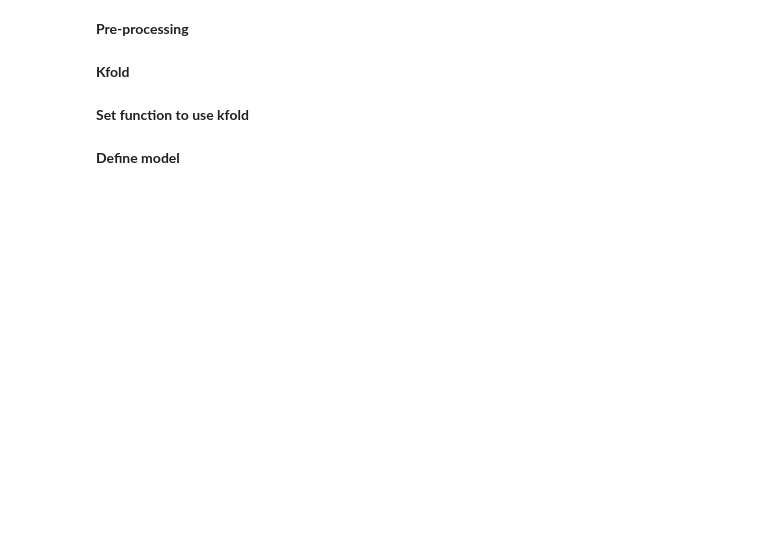
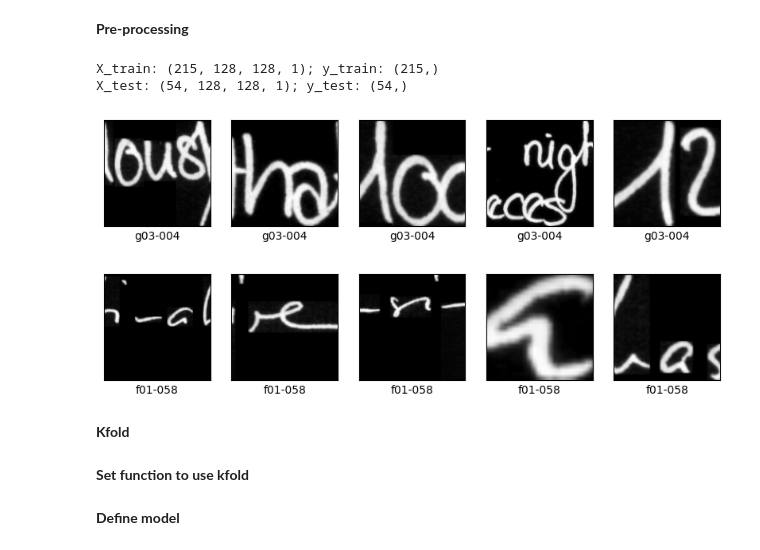
Before and after one commit to satche/botanist, a Jupyter notebook: botanist_autoencoder.ipynb, the cells around one changed output. Cells and saved outputs as stored; diff of their text form; code cells hidden in the pictures; blank space fills up the shorter version.

```diff
--- a/botanist_autoencoder.ipynb
+++ b/botanist_autoencoder.ipynb
@@ -130,8 +211,6 @@ FileNotFoundError: [Errno 2] No such file or directory: '/content/data/herbier/d
 # %% [markdown]
 **Pre-processing**
 # %%
-import cv2
-
 def preprocess_data(data):
     labels = []
     images = []
@@ -151,41 +230,36 @@ def preprocess_data(data):
           continue;
 
         # Crop images that are too wide
         if new_size[1] > IMAGE_WIDTH:
             start_x = (new_size[1] - IMAGE_WIDTH) // 2
             img = img[:, start_x:start_x + IMAGE_WIDTH]
             new_size = (new_size[0], IMAGE_WIDTH)
 
         img = img.astype('float32') / 255.0
 
         # Ensure dimensions format is correct: (sample_n, width, height, channels)
         img = np.expand_dims(img, axis=-1)
         delta_w = IMAGE_WIDTH - new_size[1]
         delta_h = IMAGE_HEIGHT - img.shape[0]
         delta_w = IMAGE_WIDTH - img.shape[1]
         padding = ((0, delta_h), (0, delta_w), (0, 0))
         img = np.pad(img, padding, 'constant')
 
         images.append(img)
         labels.append(entry['writer_id'])
 
     return np.array(images), np.array(labels)
 
 
 images, labels = preprocess_data(words_data)
 X_train, X_test, y_train, y_test = skms.train_test_split(images, labels, test_size=0.2, random_state=42)
 
 if DEBUG:
   print(f"X_train: {X_train.shape}; y_train: {y_train.shape}")
   print(f"X_test: {X_test.shape}; y_test: {y_test.shape}")
-
-  num=5
-  plt.figure(figsize=(10,10))
-  for i in range(num):
-      plt.subplot(N_CLASSES,num,i+1)
-      plt.xticks([])
-      plt.yticks([])
-      plt.grid(False)
-      plt.imshow(images[i], cmap=plt.cm.binary)
-      plt.xlabel(labels[i])
-  plt.show()
+  plot_random_samples(CLASSES)
+# %% [output]
+X_train: (215, 128, 128, 1); y_train: (215,)
+X_test: (54, 128, 128, 1); y_test: (54,)
+[figure, added]
+[figure, added]
```
Also changed, not shown: parts of 17 cells of this notebook, 8 other files.
